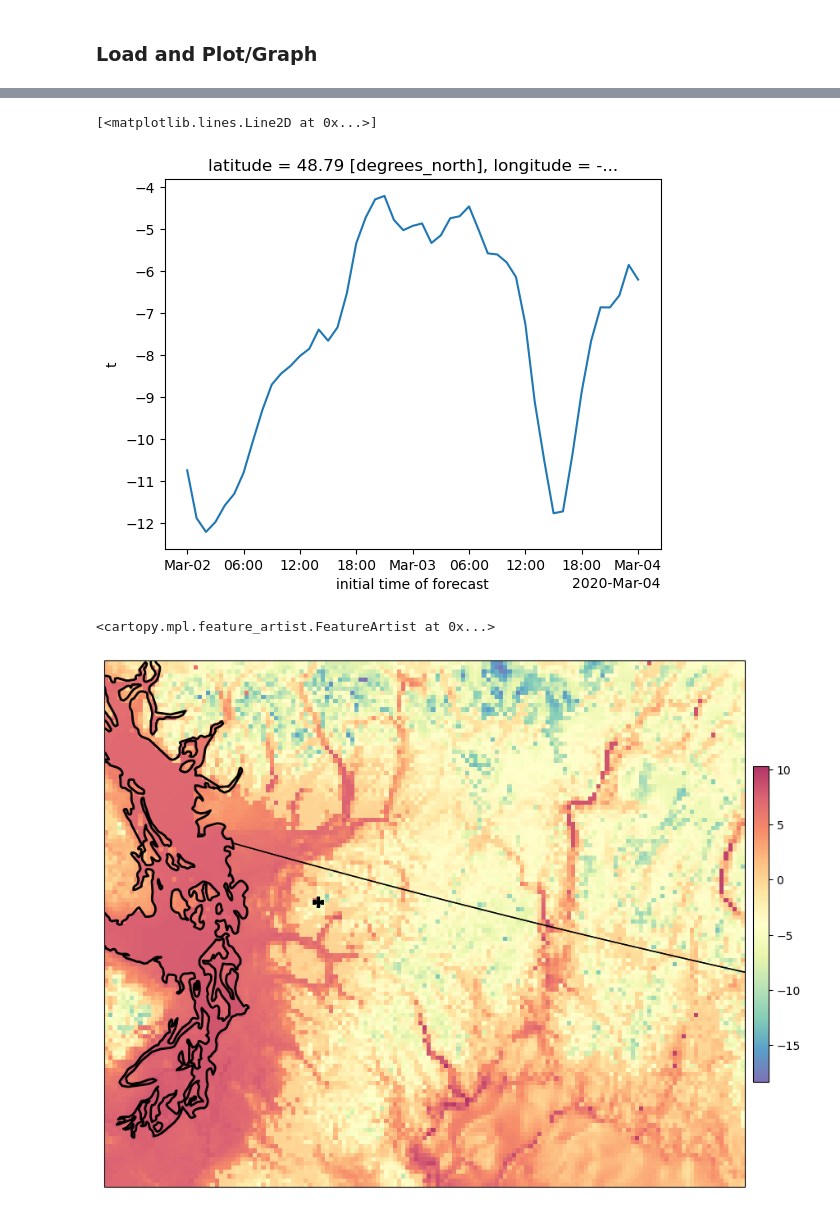
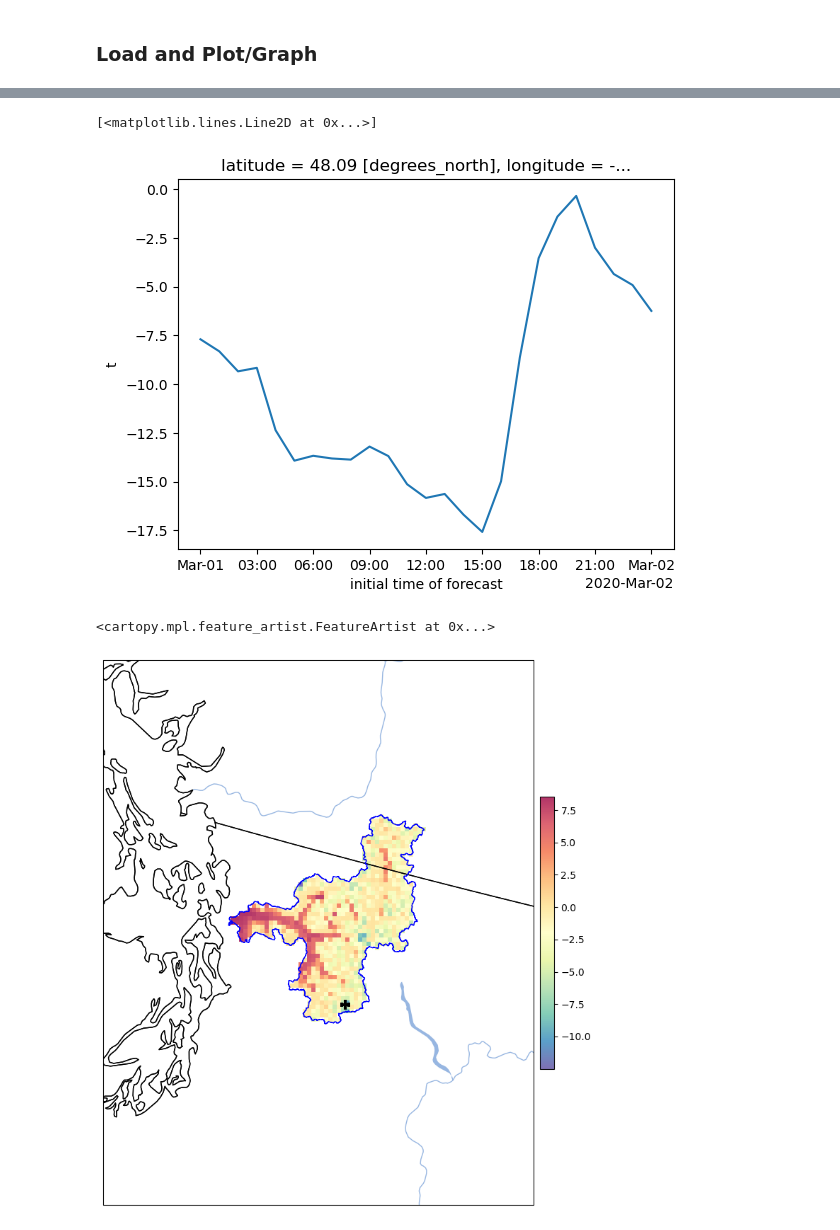
Before and after one commit to jakes44/skagit-met, a Jupyter notebook: notebooks/hrrr_model_downloader_notebook.ipynb, the cells around one changed output, grey strips where cells are left out. Saved outputs shown, nothing was run; the diff lists cells and outputs as text; code cells hidden in the pictures.

```diff
--- a/notebooks/hrrr_model_downloader_notebook.ipynb
+++ b/notebooks/hrrr_model_downloader_notebook.ipynb
@@ -71,9 +71,11 @@ Search String: ^(?::TMP:surface|:RH:2 m above ground|:WIND:10 m above ground|:AP
 # %% [markdown]
 ### Create Inventory files to appease wgrib2, and then geolimit them based on boundaries file
 # %%
-for f in fh_files:
-    wgrib2.create_inventory_file(f)
-bounds = parseGeoJson('skagit_boundaries.json')
+# for f in fh_files:
+#     wgrib2.create_inventory_file(f)
+
+mask = gpd.read_file('../data/GIS/SkagitRiver_BasinBoundary.json')
+bounds = parseGeoJson('../data/GIS/SkagitRiver_BasinBoundary.json')
 geo_limited_files = limitGeographicRange(bounds, fh_files)
 # %%
 geo_limited_files
@@ -137,6 +165,6 @@ Ignoring index file '/Users/jesse/data/hrrr/20200304/skagit-basin_subset_05e43e5
 # %%
-zarr_path = '/Users/jesse/data/2023_03_zarr.zarr'
-comb.to_zarr(zarr_path,  mode='w')
+zarr_path = '../data/weather_data/hrr.zarr'
+masked_data_set.to_zarr(zarr_path,  mode='w')
 # %% [output]
 <xarray.backends.zarr.ZarrStore at 0x...>
 # %% [markdown]
@@ -180,31 +208,32 @@ data_zarr.xoak.sel(latitude=mt_baker_lat_lon.lat, longitude=mt_baker_lat_lon.lon
 # %%
-(data_zarr.xoak.sel(latitude=mt_baker_lat_lon.lat, longitude=mt_baker_lat_lon.lon).t - 273.15).sortby(data_zarr.time).plot()
+(data_zarr.xoak.sel(latitude=gl_peak_lat_lon.lat, longitude=gl_peak_lat_lon.lon).t - 273.15).sortby(data_zarr.time).plot()
 # %% [output]
 [<matplotlib.lines.Line2D at 0x...>]
-[figure, old version]
+[figure, new version]
 # %%
 import cartopy.feature as cfeature
-mt_baker_lat_lon = (48.7758, -121.8199)
+gl_peak_lat_lon = (48.1048, -121.1124)
 lats = data_zarr.latitude
 lons = data_zarr.longitude
-
-abslat = np.abs(lats-mt_baker_lat_lon[0])
-abslon = np.abs(lons-mt_baker_lat_lon[1])
 
 projection = ccrs.LambertConformal(central_longitude=262.5,
                                    central_latitude=38.5,
                                    standard_parallels=(38.5, 38.5),
                                     globe=ccrs.Globe(semimajor_axis=6371229,
                                                      semiminor_axis=6371229))
 
 # Plot temp at a certain hour/to
 fig = plt.figure(figsize=[12, 10])
 ax = plt.axes(projection=projection)
-D = ax.pcolormesh(lons, lats, data_zarr.t.sel(time='2020-03-03T12:00')-273.15, transform=ccrs.PlateCarree(), cmap='Spectral_r', alpha=.8)
+D = ax.pcolormesh(lons, lats, data_zarr.t.sel(time='2020-03-02T12:00', method='nearest')-273.15, transform=ccrs.PlateCarree(), cmap='Spectral_r', alpha=.8)
 fig.colorbar(D, ax=ax, shrink=.5, pad=.01)
-ax.scatter(mt_baker_lat_lon[1], mt_baker_lat_lon[0], transform=ccrs.PlateCarree(), marker='+', s=100, c='k', linewidth=3)
-ax.add_feature(cfeature.COASTLINE.with_scale('10m'), linewidth=2)
+ax.scatter(gl_peak_lat_lon[1], gl_peak_lat_lon[0], transform=ccrs.PlateCarree(), marker='+', s=100, c='k', linewidth=3)
+ax.add_feature(cfeature.COASTLINE.with_scale('10m'))
 ax.add_feature(cfeature.STATES.with_scale('10m'))
+ax.add_feature(cfeature.RIVERS.with_scale('10m'))
+ax.add_feature(cfeature.LAKES.with_scale('10m'))
+ax.set_extent([-120, -123, 47, 50], crs=ccrs.PlateCarree())
+ax.add_geometries([mask.geometry[0]], ccrs.PlateCarree(), edgecolor='blue', facecolor='None')
 # %% [output]
 <cartopy.mpl.feature_artist.FeatureArtist at 0x...>
-[figure, old version]
+[figure, new version]
```
Also changed, not shown: parts of 9 cells of this notebook, 9 other files.
